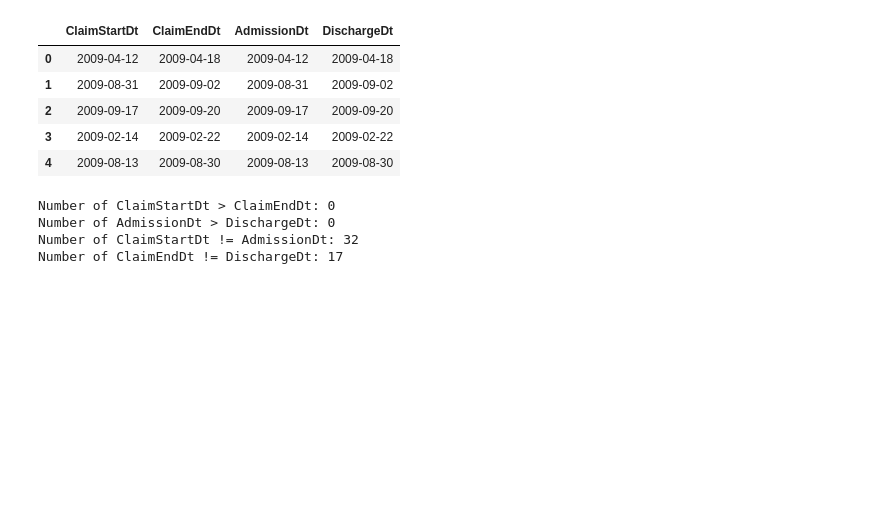
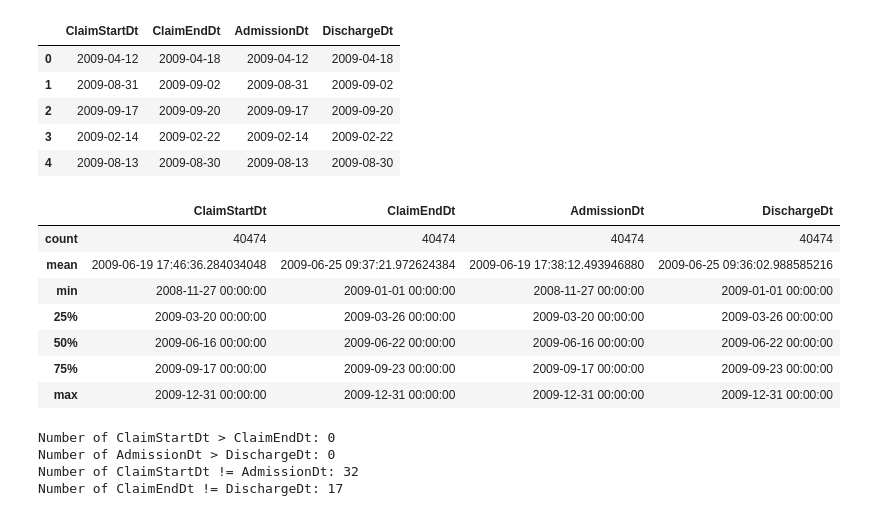
Before and after one commit to bkdevart/health_claims, a Jupyter notebook: health-claims.ipynb, the cells around one changed output. Saved outputs shown, nothing was run; the diff lists cells and outputs as text; code cells hidden in the pictures; blank space fills up the shorter version.

```diff
--- a/health-claims.ipynb
+++ b/health-claims.ipynb
@@ -95,6 +95,17 @@ df_inpatient[date_cols].head()
 | 2 | 2009-09-17 | 2009-09-20 | 2009-09-17 | 2009-09-20 |
 | 3 | 2009-02-14 | 2009-02-22 | 2009-02-14 | 2009-02-22 |
 | 4 | 2009-08-13 | 2009-08-30 | 2009-08-13 | 2009-08-30 |
+# %%
+df_inpatient[date_cols].describe()
+# %% [output]
+|  | ClaimStartDt | ClaimEndDt | AdmissionDt | DischargeDt |
+| count | 40474 | 40474 | 40474 | 40474 |
+| mean | 2009-06-19 17:46:36.284034048 | 2009-06-25 09:37:21.972624384 | 2009-06-19 17:38:12.493946880 | 2009-06-25 09:36:02.988585216 |
+| min | 2008-11-27 00:00:00 | 2009-01-01 00:00:00 | 2008-11-27 00:00:00 | 2009-01-01 00:00:00 |
+| 25% | 2009-03-20 00:00:00 | 2009-03-26 00:00:00 | 2009-03-20 00:00:00 | 2009-03-26 00:00:00 |
+| 50% | 2009-06-16 00:00:00 | 2009-06-22 00:00:00 | 2009-06-16 00:00:00 | 2009-06-22 00:00:00 |
+| 75% | 2009-09-17 00:00:00 | 2009-09-23 00:00:00 | 2009-09-17 00:00:00 | 2009-09-23 00:00:00 |
+| max | 2009-12-31 00:00:00 | 2009-12-31 00:00:00 | 2009-12-31 00:00:00 | 2009-12-31 00:00:00 |
 # %%
 # run some data checks on dates - start date before end date, etc
 print(f"Number of ClaimStartDt > ClaimEndDt: {len(df_inpatient[df_inpatient['ClaimStartDt'] > df_inpatient['ClaimEndDt']])}")
```
Also changed, not shown: parts of 10 cells of this notebook.
